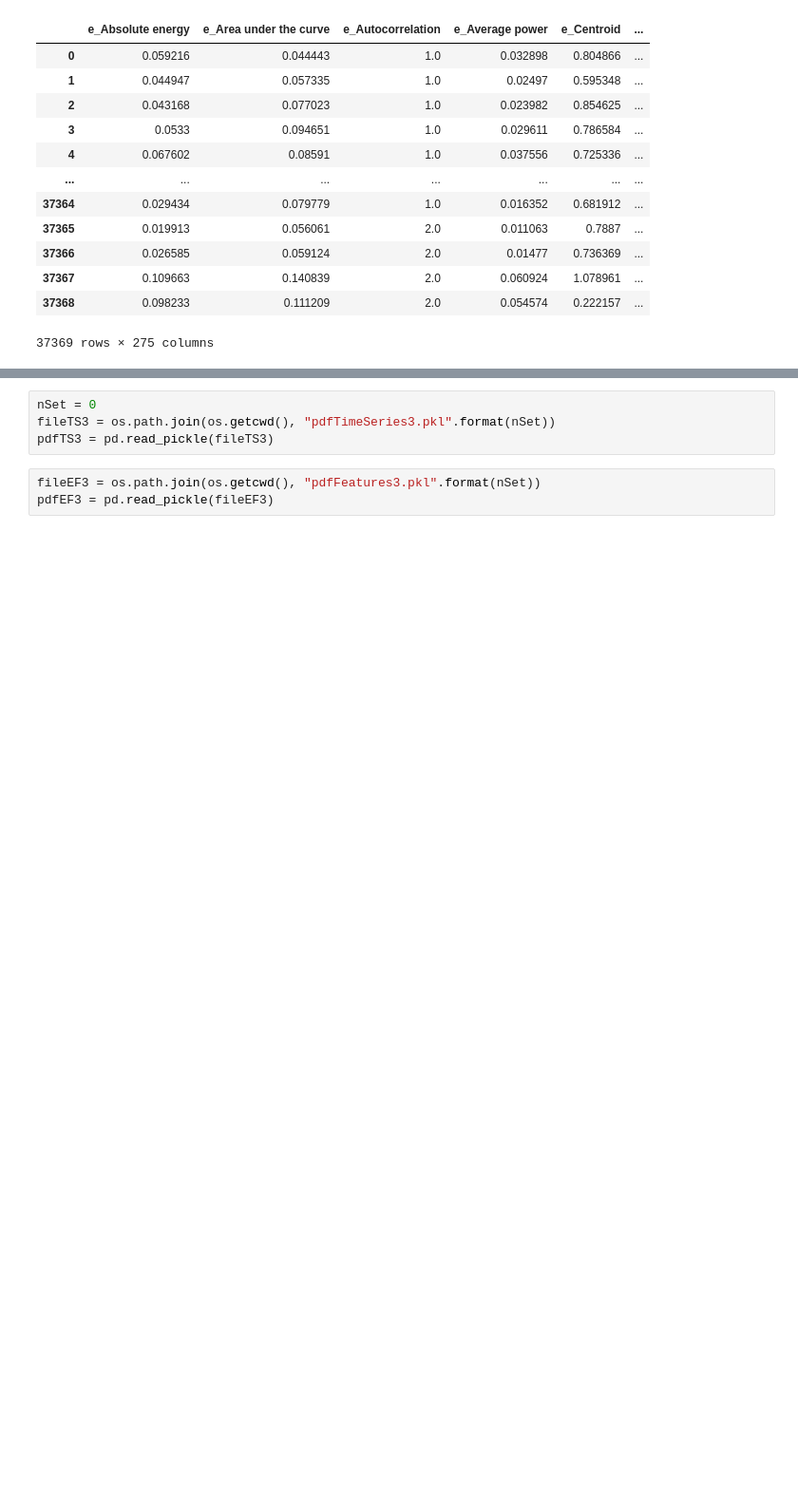
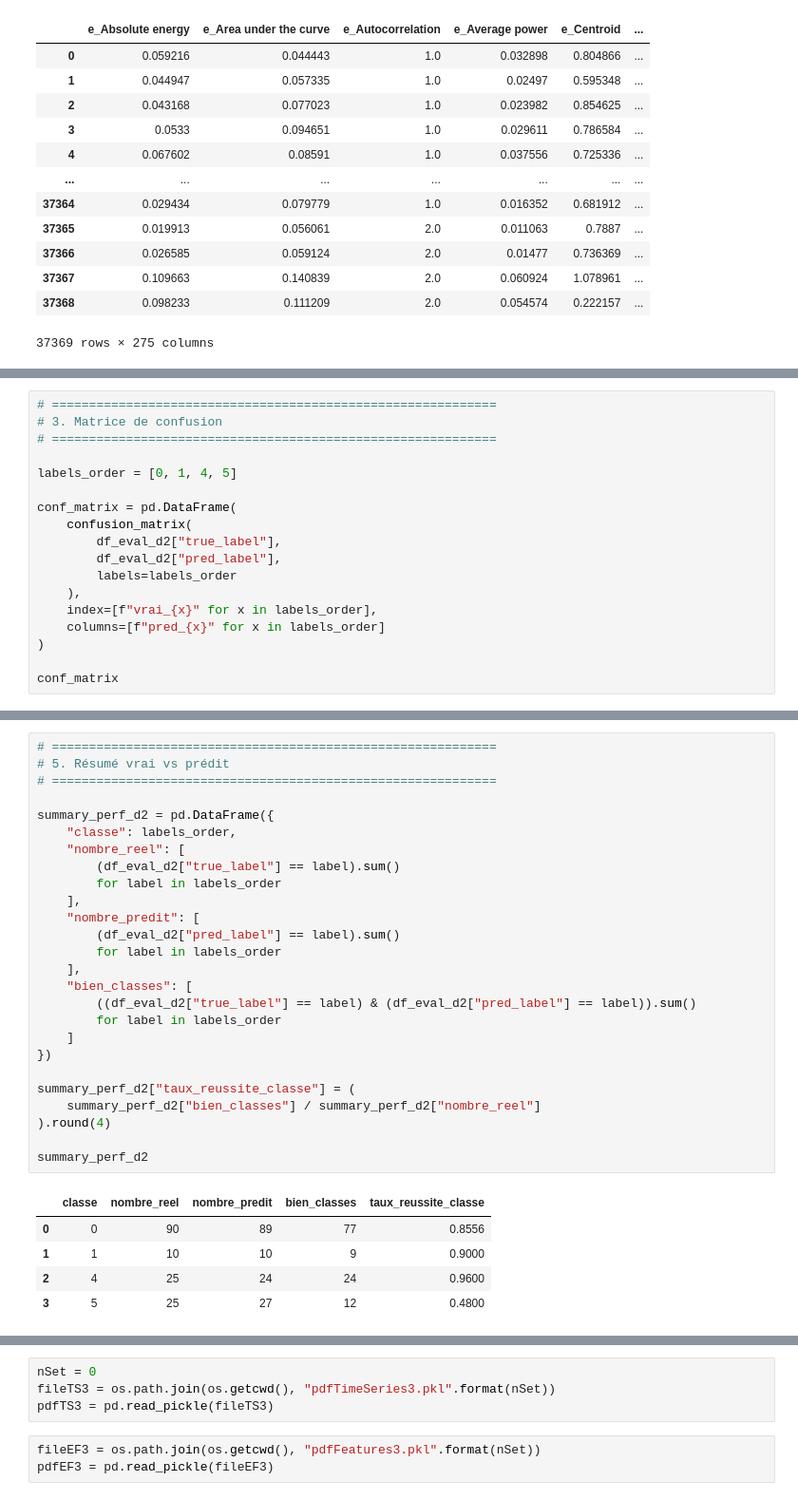
Before and after one commit to louay-git/EI_Stellantis, a Jupyter notebook: test_ocsvm_dataset4.ipynb, the cells around one changed output, grey strips where cells are left out. Shown at 95% size. Cells and saved outputs as stored; diff of their text form; blank space fills up the shorter version.

```diff
--- a/dataset0/test_bestscore.ipynb
+++ b/test_ocsvm_dataset4.ipynb
@@ -667,0 +1352,18 @@ pdfEF2
+# %%
+# ============================================================
+# 3. Matrice de confusion
+# ============================================================
+
+labels_order = [0, 1, 4, 5]
+
+conf_matrix = pd.DataFrame(
+    confusion_matrix(
+        df_eval_d2["true_label"],
+        df_eval_d2["pred_label"],
+        labels=labels_order
+    ),
+    index=[f"vrai_{x}" for x in labels_order],
+    columns=[f"pred_{x}" for x in labels_order]
+)
+
+conf_matrix
@@ -667,0 +1412,32 @@ pdfEF2
+# %%
+# ============================================================
+# 5. Résumé vrai vs prédit
+# ============================================================
+
+summary_perf_d2 = pd.DataFrame({
+    "classe": labels_order,
+    "nombre_reel": [
+        (df_eval_d2["true_label"] == label).sum()
+        for label in labels_order
+    ],
+    "nombre_predit": [
+        (df_eval_d2["pred_label"] == label).sum()
+        for label in labels_order
+    ],
+    "bien_classes": [
+        ((df_eval_d2["true_label"] == label) & (df_eval_d2["pred_label"] == label)).sum()
+        for label in labels_order
+    ]
+})
+
+summary_perf_d2["taux_reussite_classe"] = (
+    summary_perf_d2["bien_classes"] / summary_perf_d2["nombre_reel"]
+).round(4)
+
+summary_perf_d2
+# %% [output]
+|  | classe | nombre_reel | nombre_predit | bien_classes | taux_reussite_classe |
+| 0 | 0 | 90 | 89 | 77 | 0.8556 |
+| 1 | 1 | 10 | 10 | 9 | 0.9000 |
+| 2 | 4 | 25 | 24 | 24 | 0.9600 |
+| 3 | 5 | 25 | 27 | 12 | 0.4800 |
```
Also changed, not shown: parts of 38 cells of this notebook, 5 other files.
